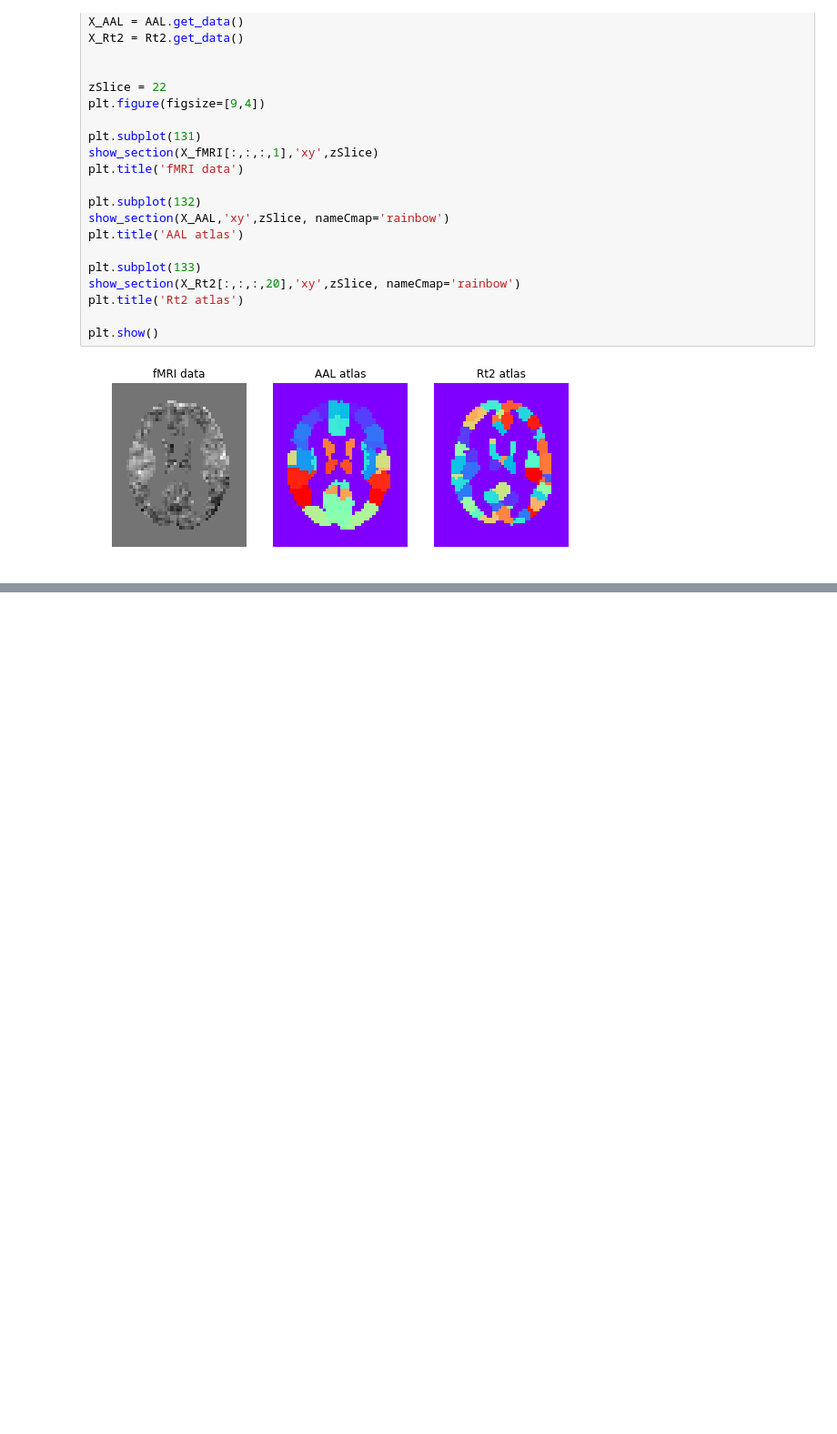
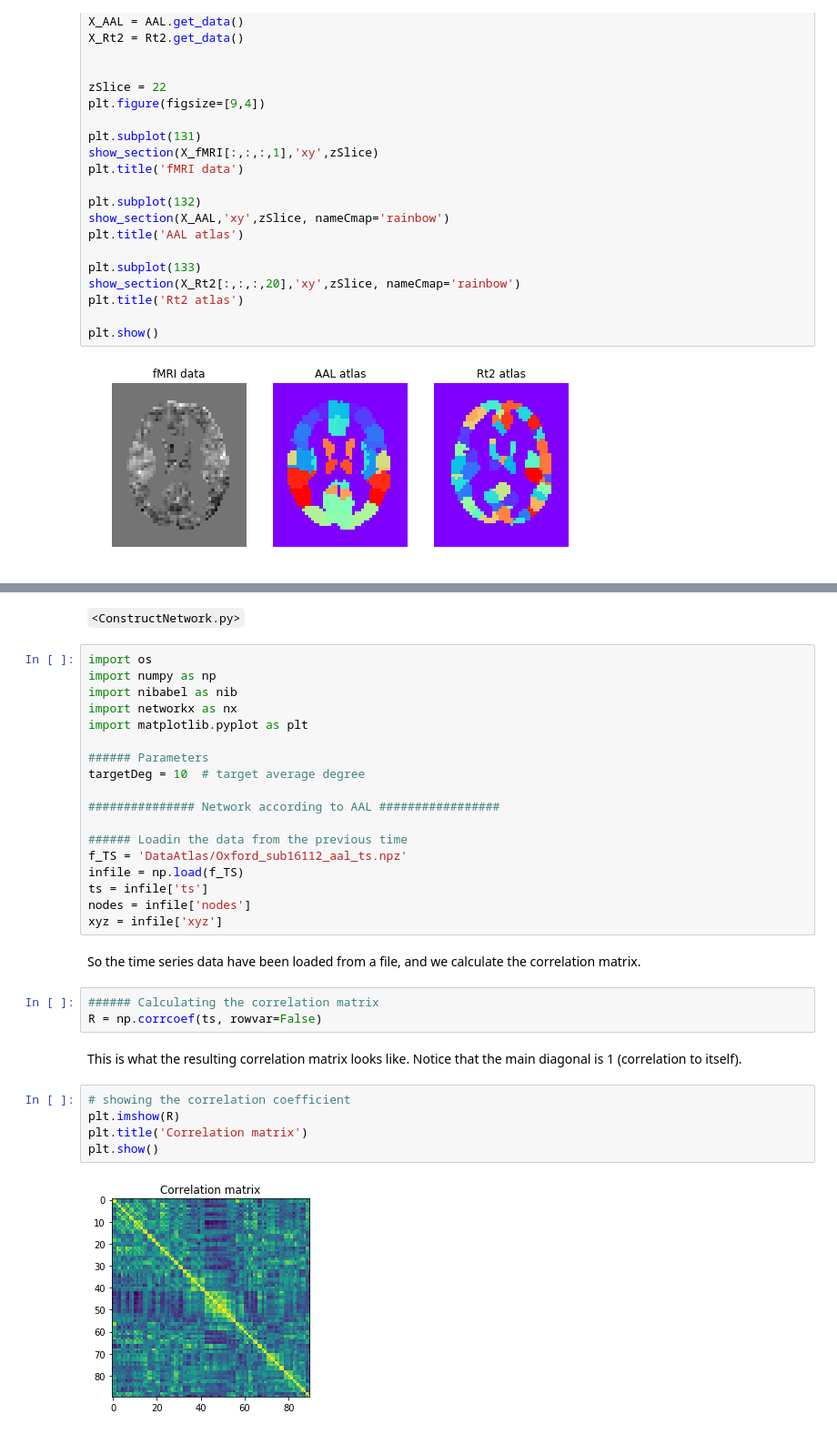
Before and after one commit to sathayas/JupyterConnectivitySpring2019, a Jupyter notebook: Atlas.ipynb, the cells around one changed output, grey strips where cells are left out. Shown at 91% size. Saved outputs shown, nothing was run; the diff lists cells and outputs as text; blank space fills up the shorter version.

```diff
--- a/Atlas.ipynb
+++ b/Atlas.ipynb
@@ -420,0 +546,34 @@ plt.show()
+# %% [markdown]
+`<ConstructNetwork.py>`
+# %%
+import os
+import numpy as np
+import nibabel as nib
+import networkx as nx
+import matplotlib.pyplot as plt
+
+###### Parameters
+targetDeg = 10  # target average degree
+
+############### Network according to AAL #################
+
+###### Loadin the data from the previous time
+f_TS = 'DataAtlas/Oxford_sub16112_aal_ts.npz'
+infile = np.load(f_TS)
+ts = infile['ts']
+nodes = infile['nodes']
+xyz = infile['xyz']
+# %% [markdown]
+So the time series data have been loaded from a file, and we calculate the correlation matrix.
+# %%
+###### Calculating the correlation matrix
+R = np.corrcoef(ts, rowvar=False)
+# %% [markdown]
+This is what the resulting correlation matrix looks like. Notice that the main diagonal is 1 (correlation to itself).
+# %%
+# showing the correlation coefficient
+plt.imshow(R)
+plt.title('Correlation matrix')
+plt.show()
+# %% [output]
+[figure, added]
```
Also changed, not shown: parts of 47 cells of this notebook.
